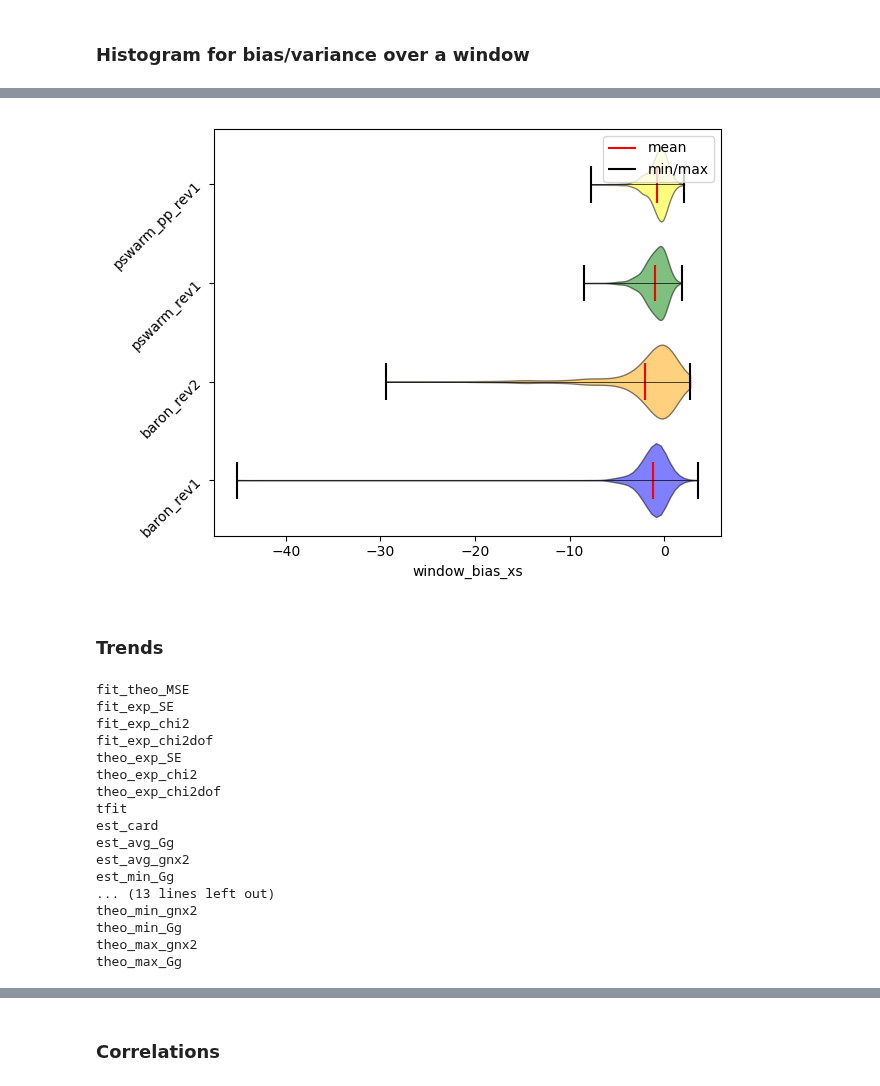
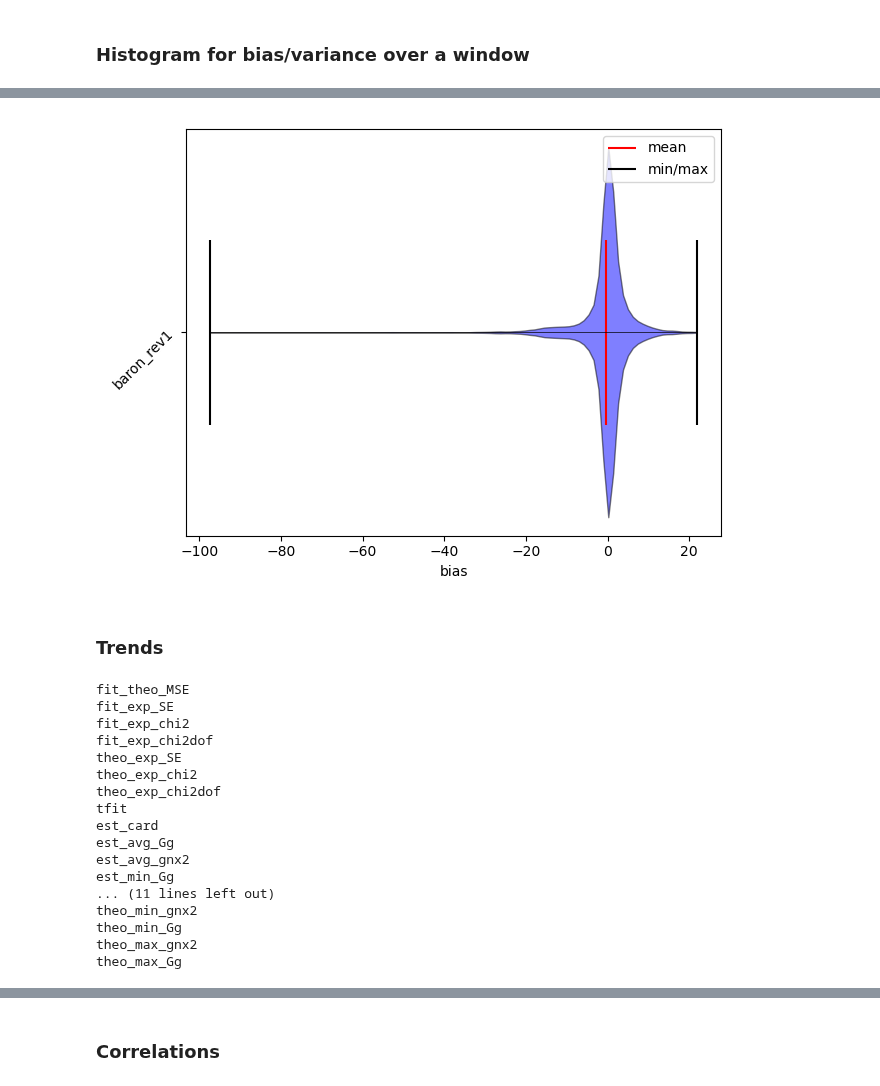
Before and after one commit to Naww137/ATARI, a Jupyter notebook: examples/UserExample_PiTFAll.ipynb, the cells around one changed output, grey strips where cells are left out. Saved outputs shown, nothing was run; the diff lists cells and outputs as text; code cells hidden in the pictures.

```diff
--- a/examples/UserExample_PiTFAll.ipynb
+++ b/examples/UserExample_PiTFAll.ipynb
@@ -164,4 +164,4 @@ Please run samples 0-50
 
 # for
 # %%
-integral_FoMs_baron_rev1, integral_par_FoMs_baron_rev1, bv_pw_inwindow_baron_rev1, syndat_data_baron_rev1, printout_baron_rev1 = perf_test.analyze(Ta_pair, exp, 'baron_rev1')
+integral_pw_FoMs_df, integral_par_FoMs_df, bv_window_df, (bv_pw_xs_df, bv_pw_trans_df), sample_data_df, printout = perf_test.analyze(Ta_pair, exp, 'baron_rev1')
@@ -231,37 +201,21 @@ Index(['WE_midpoint', 'window_bias_xs', 'window_bias_trans',
 # %%
-fom = 'window_bias_xs'
+fom = 'bias'
 
-violin_data = [bv_pw_inwindow_baron_rev1[fom], bv_pw_inwindow_baron_rev2[fom], bv_pw_inwindow_pswarm_rev1[fom], bv_pw_inwindow_pswarm_pp_rev1[fom]]
-violin_labels = ['baron_rev1', 'baron_rev2', 'pswarm_rev1', 'pswarm_pp_rev1']
-violin_colors = ['blue', 'orange', 'green', 'yellow']
+violin_data = [bv_pw_xs_df[fom]]
+violin_labels = ['baron_rev1']
+violin_colors = ['blue']
 
-fig = pf.pf_plot.violin(violin_data, violin_labels, violin_colors, fom)
+fig = pf_plot.violin(violin_data, violin_labels, violin_colors, fom)
 # %% [output]
-[figure, old version]
+[figure, new version]
 # %% [markdown]
 ### Trends
 # %%
 # to plot FoMs per other FoMs, either join the above dfs, or do some sort of index filtering
-joined_df_baron_rev1 = pd.concat([integral_FoMs_baron_rev1,
-                                  integral_par_FoMs_baron_rev1,
-                                  bv_pw_inwindow_baron_rev1,
-                                  syndat_data_baron_rev1],      axis=1)
-
-joined_df_baron_rev2 = pd.concat([integral_FoMs_baron_rev2,
-                                  integral_par_FoMs_baron_rev2,
-                                  bv_pw_inwindow_baron_rev2,
-                                  syndat_data_baron_rev2],      axis=1)
-
-joined_df_pswarm_rev1 = pd.concat([integral_FoMs_pswarm_rev1,
-                                   integral_par_FoMs_pswarm_rev1,
-                                   bv_pw_inwindow_pswarm_rev1,
-                                   syndat_data_pswarm_rev1],    axis=1)
-
-joined_df_pswarm_pp_rev1 = pd.concat([integral_FoMs_pswarm_pp_rev1,
-                                   integral_par_FoMs_pswarm_pp_rev1,
-                                   bv_pw_inwindow_pswarm_pp_rev1,
-                                   syndat_data_pswarm_pp_rev1],    axis=1)
-
+joined_df_baron_rev1 = pd.concat([integral_pw_FoMs_df,
+                                  integral_par_FoMs_df,
+                                  bv_pw_trans_df,
+                                  sample_data_df],      axis=1)
 
 [print(each) for each in joined_df_baron_rev1.keys()];
 # %% [output]
@@ -277,7 +231,7 @@ est_card
 est_avg_Gg
 est_avg_gnx2
 est_min_Gg
-... (13 lines left out)
+... (11 lines left out)
 theo_min_gnx2
 theo_min_Gg
 theo_max_gnx2
```
Also changed, not shown: parts of 15 cells of this notebook.
